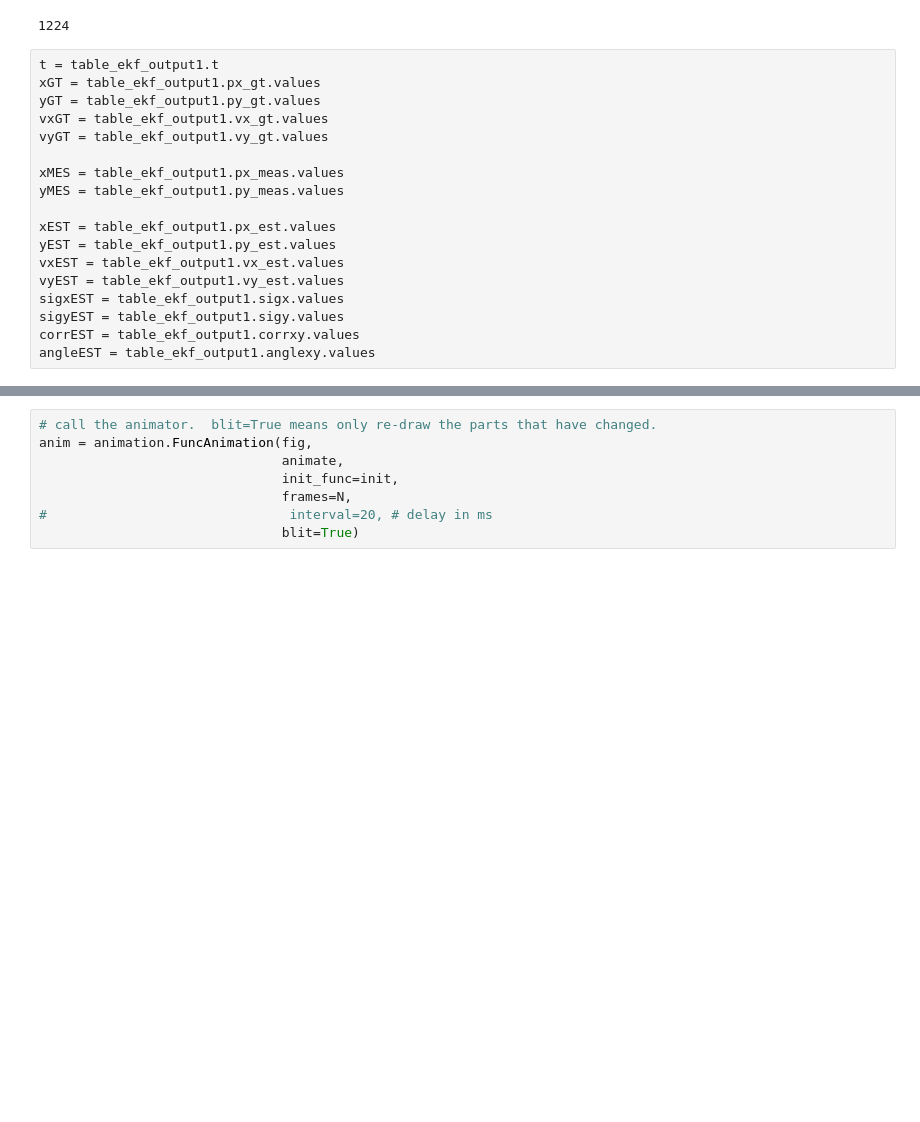
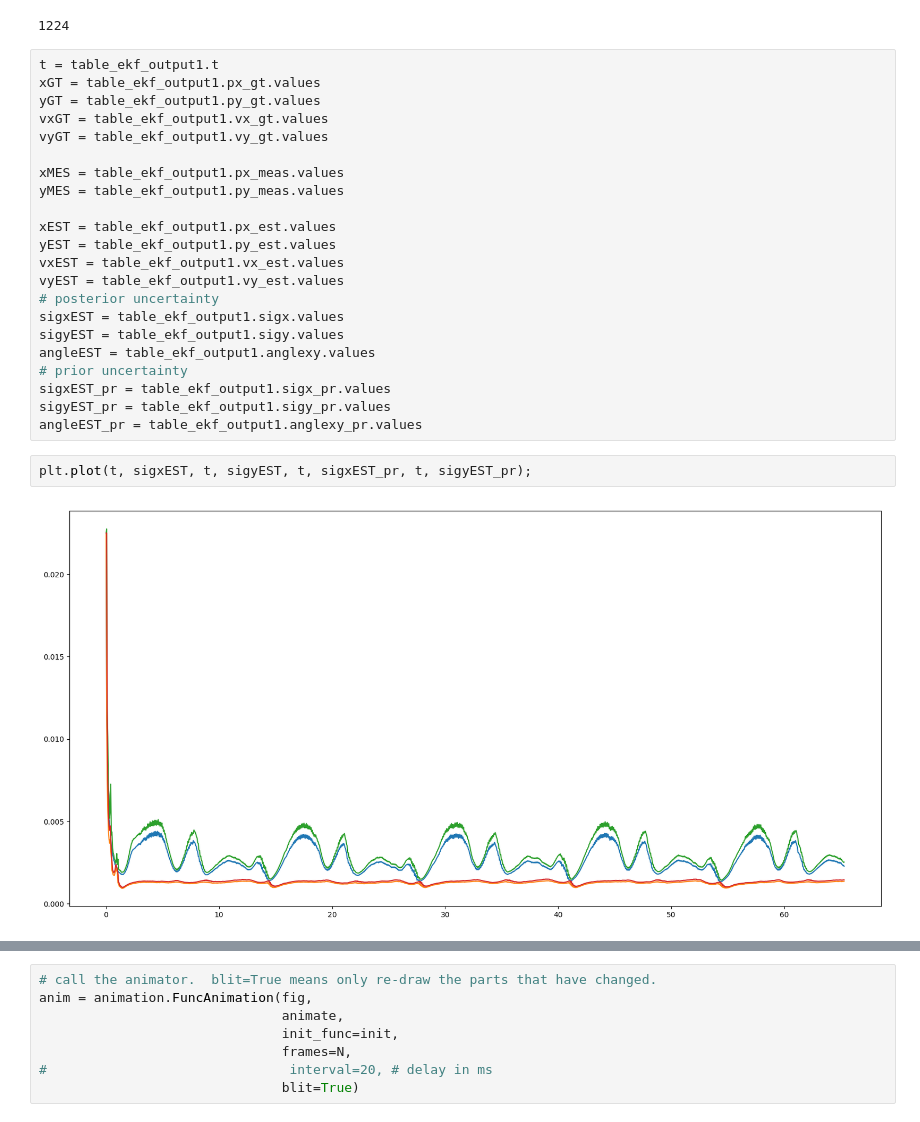
Before and after one commit to asimonov/CarND-Unscented-Kalman-Filter-Project, a Jupyter notebook: ukf-visualize.ipynb, the cells around one changed output, grey strips where cells are left out. Drawn from its saved outputs; the diff is of its cells as text; blank space fills up the shorter version.

```diff
--- a/ukf-visualize.ipynb
+++ b/ukf-visualize.ipynb
@@ -166,8 +165,16 @@ xEST = table_ekf_output1.px_est.values
 yEST = table_ekf_output1.py_est.values
 vxEST = table_ekf_output1.vx_est.values
 vyEST = table_ekf_output1.vy_est.values
+# posterior uncertainty
 sigxEST = table_ekf_output1.sigx.values
 sigyEST = table_ekf_output1.sigy.values
-corrEST = table_ekf_output1.corrxy.values
 angleEST = table_ekf_output1.anglexy.values
+# prior uncertainty
+sigxEST_pr = table_ekf_output1.sigx_pr.values
+sigyEST_pr = table_ekf_output1.sigy_pr.values
+angleEST_pr = table_ekf_output1.anglexy_pr.values
+# %%
+plt.plot(t, sigxEST, t, sigyEST, t, sigxEST_pr, t, sigyEST_pr);
+# %% [output]
+[figure, added]
 # %%
```
Also changed, not shown: parts of 12 cells of this notebook, 3 other files.
